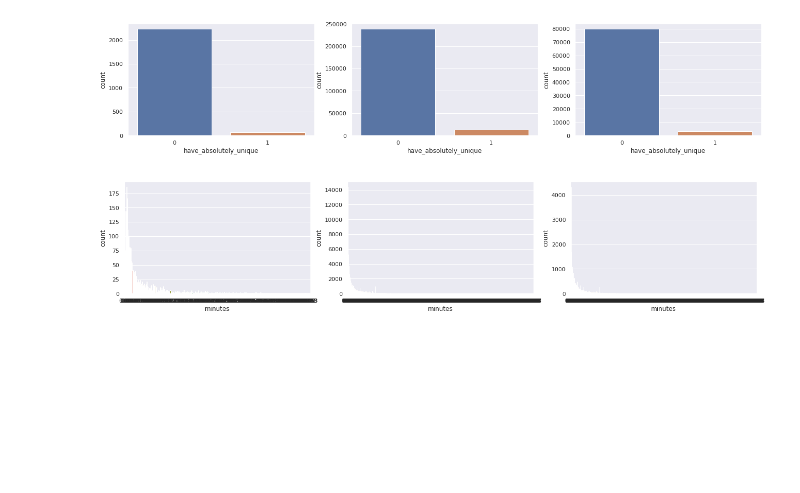
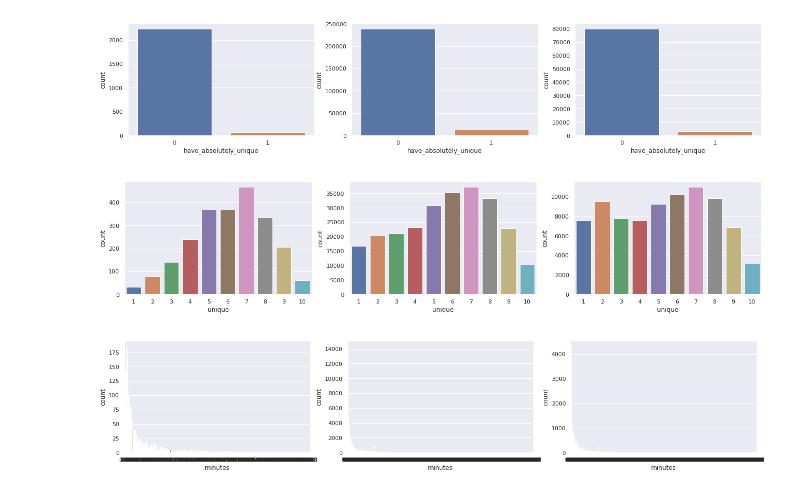
Before and after one commit to vladisOV/notebooks, a Jupyter notebook: alice_combined_sol.ipynb, the cells around one changed output. Saved outputs shown, nothing was run; the diff lists cells and outputs as text; code cells hidden in the pictures; blank space fills up the shorter version.

```diff
--- a/alice_combined_sol.ipynb
+++ b/alice_combined_sol.ipynb
@@ -348,6 +348,19 @@ for  row  in  full_sites.values :
 site_dict.pop(0)
 # %% [output]
 30500
+# %%
+#Getting Unique Counts
+unique_count = []
+for row in full_sites.values:
+    unique = np.unique (row)
+    if 0 in unique:
+        unique_count.append(len(unique) - 1)
+    else:
+        unique_count.append(len(unique))
+unique_count = np.array(unique_count).reshape(-1,1)
+unique_count[:10] #print few
+
+full_add_df['unique'] = unique_count
 # %%
 absolutely_unique_count  =  np.zeros((full_sites.shape[0], 1 ), dtype = int )
 ind  =  0
@@ -564,6 +577,13 @@ sns.countplot(x="have_absolutely_unique", data=train_df_plot[train_df_plot['targ
 sns.countplot(x="have_absolutely_unique", data=test_df_plot, ax=axes[2]); # Test
 # %% [output]
 [figure]
+# %%
+_, axes = plt.subplots(nrows=1, ncols=3, figsize=(22,4))
+sns.countplot(x="unique", data=train_df_plot[train_df_plot['target'] ==1], ax=axes[0]) # Alice
+sns.countplot(x="unique", data=train_df_plot[train_df_plot['target'] == 0], ax=axes[1]) # Not Alice
+sns.countplot(x="unique", data=test_df_plot, ax=axes[2]); # Test
+# %% [output]
+[figure, added]
 # %%
 _, axes = plt.subplots(nrows=1, ncols=3, figsize=(22,4))
 sns.countplot(x="minutes", data=train_df_plot[train_df_plot['target'] ==1], ax=axes[0]) # Alice
```
Also changed, not shown: parts of 10 cells of this notebook.
